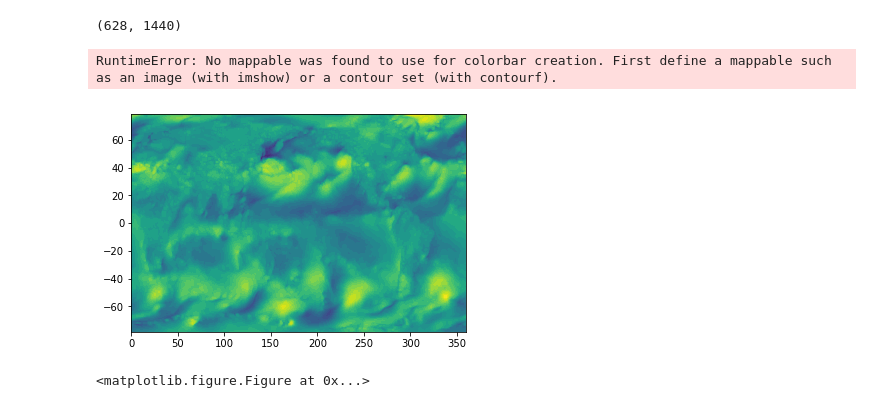
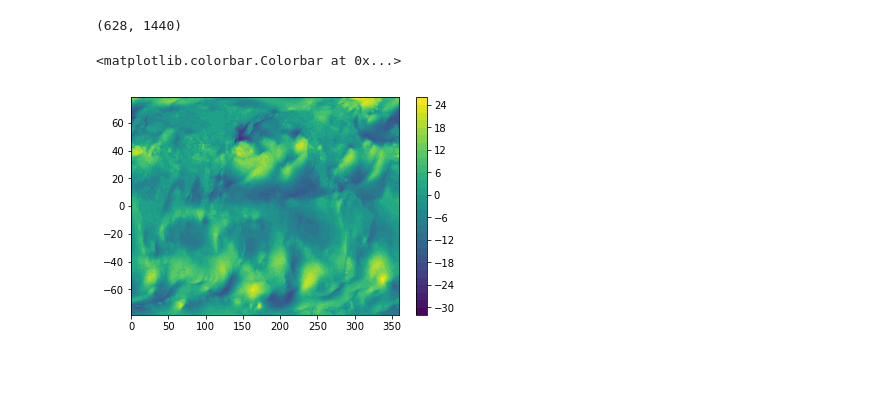
Before and after one commit to Rrogerwu/expansion_fans, a Jupyter notebook: src/Wind_data_ccmp.ipynb, the cells around one changed output. Saved outputs shown, nothing was run; the diff lists cells and outputs as text; code cells hidden in the pictures; blank space fills up the shorter version.

```diff
--- a/src/Wind_data_ccmp.ipynb
+++ b/src/Wind_data_ccmp.ipynb
@@ -72,10 +72,7 @@ U_mean.shape
 (628, 1440)
 # %%
 plt.contourf(lon,lat,U_mean,30)
-plt.figure(figsize=(16,6))
 plt.colorbar()
-plt.title('Wind Speed')
 # %% [output]
-RuntimeError: No mappable was found to use for colorbar creation. First define a mappable such as an image (with imshow) or a contour set (with contourf).
+<matplotlib.colorbar.Colorbar at 0x...>
-[figure, old version]
+[figure, new version]
-<matplotlib.figure.Figure at 0x...>
```
